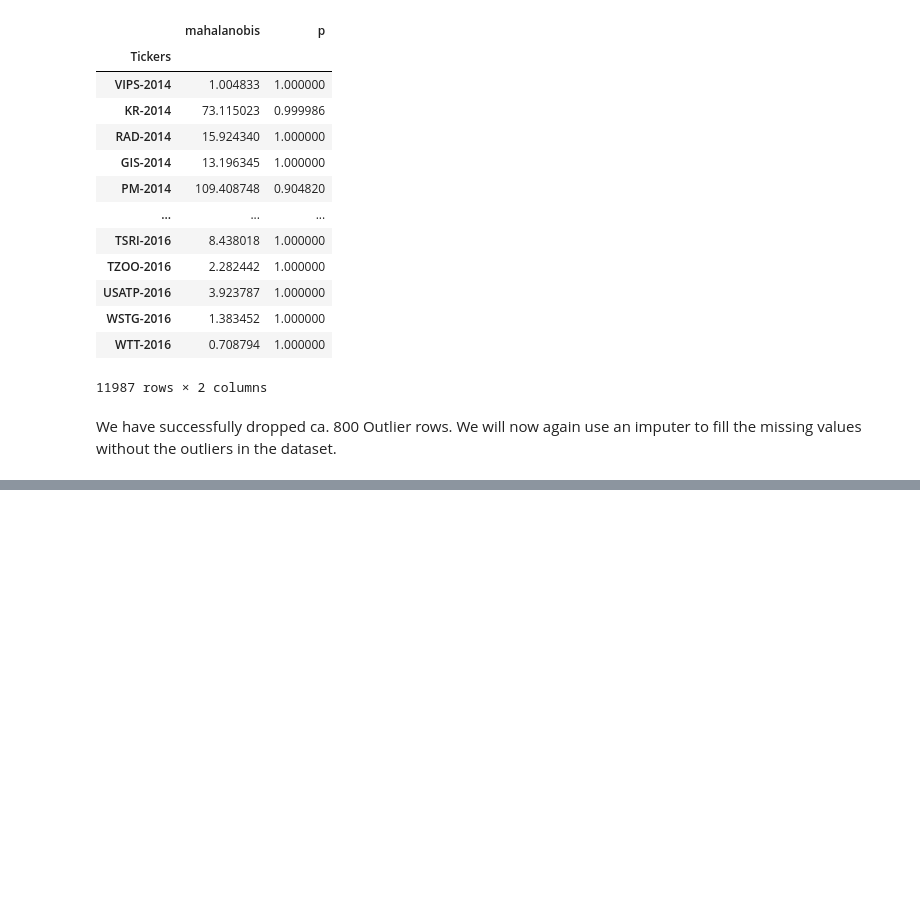
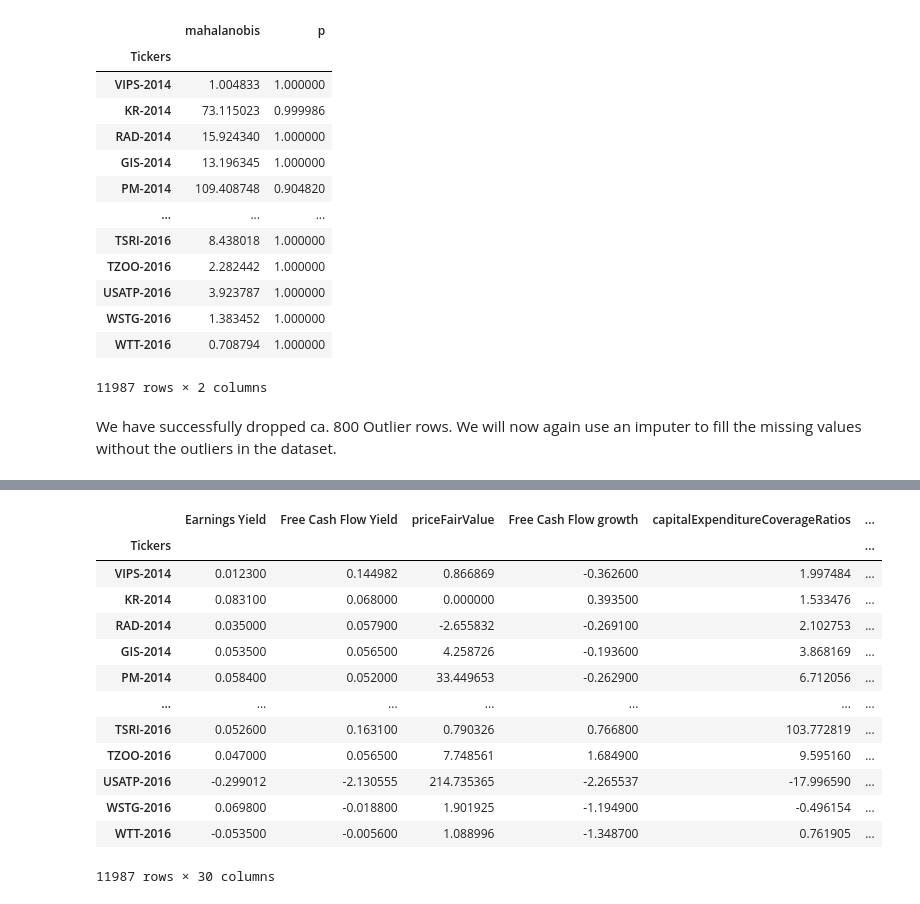
Before and after one commit to frheus/ML_Finance, a Jupyter notebook: test.ipynb, the cells around one changed output, grey strips where cells are left out. Saved outputs shown, nothing was run; the diff lists cells and outputs as text; code cells hidden in the pictures; blank space fills up the shorter version.

```diff
--- a/test.ipynb
+++ b/test.ipynb
@@ -738,0 +751,30 @@ KeyError: "['payablesTurnover', 'Acquisitions and disposals', 'Other Assets', 'S
+# %%
+
+X_train = X_train_new[['Earnings Yield', 'Free Cash Flow Yield', 'priceFairValue',
+       'Free Cash Flow growth', 'capitalExpenditureCoverageRatios',
+       'Operating Income Growth', 'Asset Growth',
+       'Net cash flow / Change in cash', 'SG&A Expenses Growth',
+       'Operating Cash Flow growth', 'Free Cash Flow margin',
+       'Book Value per Share Growth', 'freeCashFlowPerShare', 'Revenue Growth',
+       'Price to Sales Ratio', 'mahalanobis', 'Issuance (buybacks) of shares',
+       'EPS', 'EPS Diluted', 'Other Liabilities', 'Gross Profit Growth',
+       'priceSalesRatio', 'EPS Diluted Growth', 'quickRatio',
+       'Weighted Average Shares Growth', 'Income Quality', 'eBITperRevenue',
+       'EBIT Growth', 'currentRatio', 'priceToSalesRatio']].copy()
+# %%
+X_train
+# %% [output]
+|  | Earnings Yield | Free Cash Flow Yield | priceFairValue | Free Cash Flow growth | capitalExpenditureCoverageRatios | ... |
+| Tickers |  |  |  |  |  | ... |
+| VIPS-2014 | 0.012300 | 0.144982 | 0.866869 | -0.362600 | 1.997484 | ... |
+| KR-2014 | 0.083100 | 0.068000 | 0.000000 | 0.393500 | 1.533476 | ... |
+| RAD-2014 | 0.035000 | 0.057900 | -2.655832 | -0.269100 | 2.102753 | ... |
+| GIS-2014 | 0.053500 | 0.056500 | 4.258726 | -0.193600 | 3.868169 | ... |
+| PM-2014 | 0.058400 | 0.052000 | 33.449653 | -0.262900 | 6.712056 | ... |
+| ... | ... | ... | ... | ... | ... | ... |
+| TSRI-2016 | 0.052600 | 0.163100 | 0.790326 | 0.766800 | 103.772819 | ... |
+| TZOO-2016 | 0.047000 | 0.056500 | 7.748561 | 1.684900 | 9.595160 | ... |
+| USATP-2016 | -0.299012 | -2.130555 | 214.735365 | -2.265537 | -17.996590 | ... |
+| WSTG-2016 | 0.069800 | -0.018800 | 1.901925 | -1.194900 | -0.496154 | ... |
+| WTT-2016 | -0.053500 | -0.005600 | 1.088996 | -1.348700 | 0.761905 | ... |
+11987 rows × 30 columns
```
Also changed, not shown: parts of 16 cells of this notebook.
